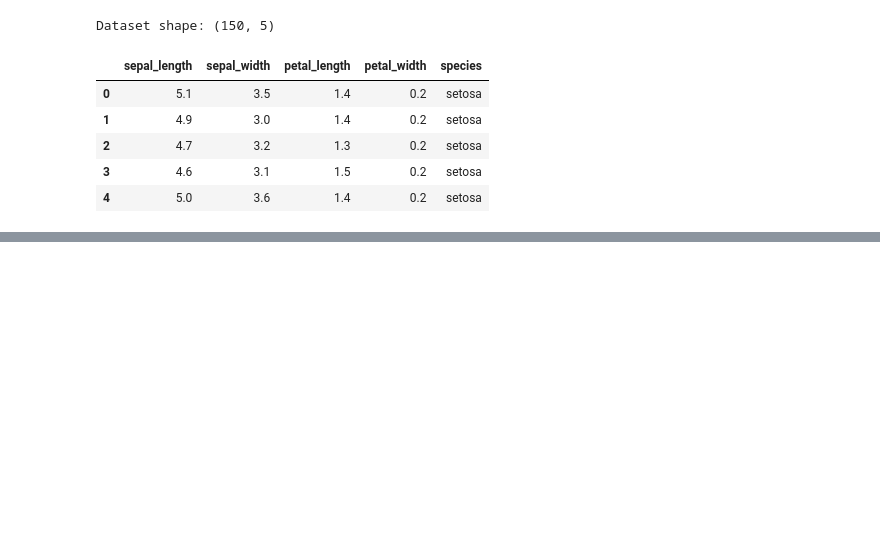
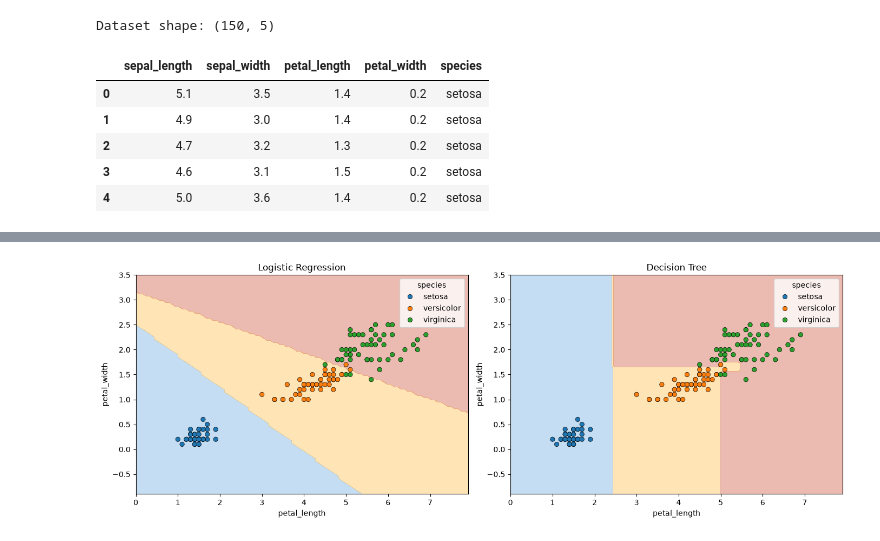
Before and after one commit to cloudi-6/Machine-Learning-Data-Science-Internship, a Jupyter notebook: iris_pipeline.ipynb, the cells around one changed output, grey strips where cells are left out. Drawn from its saved outputs; the diff is of its cells as text; code cells hidden in the pictures; blank space fills up the shorter version.

```diff
--- a/iris_pipeline.ipynb
+++ b/iris_pipeline.ipynb
@@ -172,0 +401,52 @@ Dataset shape: (150, 5)
+# %%
+from sklearn.inspection import DecisionBoundaryDisplay
+from sklearn.pipeline import make_pipeline
+
+# Select two features
+X_2d = df[['petal_length', 'petal_width']]
+y_2d = df['species']
+
+# Create two visualization models
+log_2d = make_pipeline(
+    StandardScaler(),
+    LogisticRegression(max_iter=1000, random_state=42)
+)
+
+tree_2d = DecisionTreeClassifier(random_state=42)
+
+# Train the visualization models
+log_2d.fit(X_2d, y_2d)
+tree_2d.fit(X_2d, y_2d)
+
+# Plot decision boundaries
+fig, axes = plt.subplots(1, 2, figsize=(14, 5))
+
+for ax, model, title in zip(
+    axes,
+    [log_2d, tree_2d],
+    ['Logistic Regression', 'Decision Tree']
+):
+    DecisionBoundaryDisplay.from_estimator(
+        model,
+        X_2d,
+        response_method='predict',
+        cmap=plt.cm.coolwarm,
+        alpha=0.3,
+        ax=ax
+    )
+
+    sns.scatterplot(
+        data=df,
+        x='petal_length',
+        y='petal_width',
+        hue='species',
+        ax=ax,
+        edgecolor='black'
+    )
+
+    ax.set_title(title)
+
+plt.tight_layout()
+plt.show()
+# %% [output]
+[figure, added]
```
Also changed, not shown: parts of 12 cells of this notebook.
